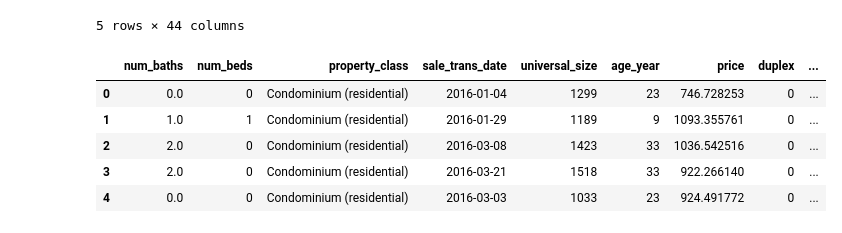
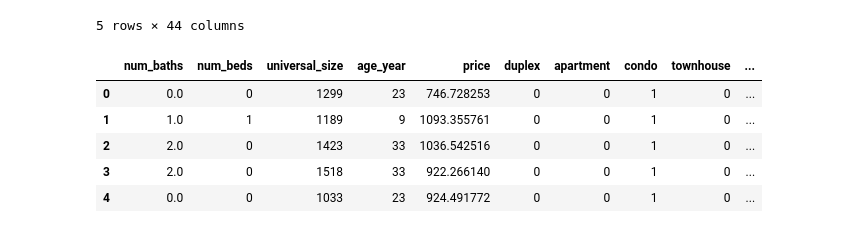
Before and after one commit to minyiliu/RealEstateValuePrediction, a Jupyter notebook: Real_Estate_DS_Pipeline.ipynb, the cells around one changed output. Drawn from its saved outputs; the diff is of its cells as text; code cells hidden in the pictures.

```diff
--- a/Real_Estate_DS_Pipeline.ipynb
+++ b/Real_Estate_DS_Pipeline.ipynb
@@ -252,13 +260,13 @@ df_2016.head()
 # %%
 # drop columns
 dropped_cols = list(company_names) + ['sale_amount', 'year_built', 'latitude', 'longitude',
-                                     'zip_code', 'district']
+                                     'zip_code', 'district','property_class','sale_trans_date']
 clean_df = df_2016.drop(dropped_cols, axis=1)
 clean_df.head()
 # %% [output]
-|  | num_baths | num_beds | property_class | sale_trans_date | universal_size | age_year | price | duplex | ... |
-| 0 | 0.0 | 0 | Condominium (residential) | 2016-01-04 | 1299 | 23 | 746.728253 | 0 | ... |
-| 1 | 1.0 | 1 | Condominium (residential) | 2016-01-29 | 1189 | 9 | 1093.355761 | 0 | ... |
-| 2 | 2.0 | 0 | Condominium (residential) | 2016-03-08 | 1423 | 33 | 1036.542516 | 0 | ... |
-| 3 | 2.0 | 0 | Condominium (residential) | 2016-03-21 | 1518 | 33 | 922.266140 | 0 | ... |
-| 4 | 0.0 | 0 | Condominium (residential) | 2016-03-03 | 1033 | 23 | 924.491772 | 0 | ... |
+|  | num_baths | num_beds | universal_size | age_year | price | duplex | apartment | condo | townhouse | ... |
+| 0 | 0.0 | 0 | 1299 | 23 | 746.728253 | 0 | 0 | 1 | 0 | ... |
+| 1 | 1.0 | 1 | 1189 | 9 | 1093.355761 | 0 | 0 | 1 | 0 | ... |
+| 2 | 2.0 | 0 | 1423 | 33 | 1036.542516 | 0 | 0 | 1 | 0 | ... |
+| 3 | 2.0 | 0 | 1518 | 33 | 922.266140 | 0 | 0 | 1 | 0 | ... |
+| 4 | 0.0 | 0 | 1033 | 23 | 924.491772 | 0 | 0 | 1 | 0 | ... |
```
Also changed, not shown: parts of 40 cells of this notebook.
